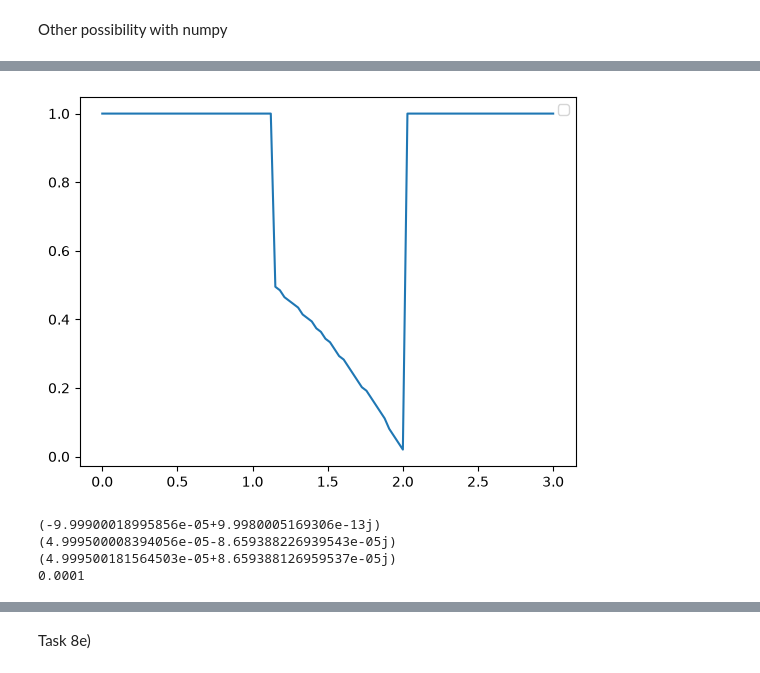
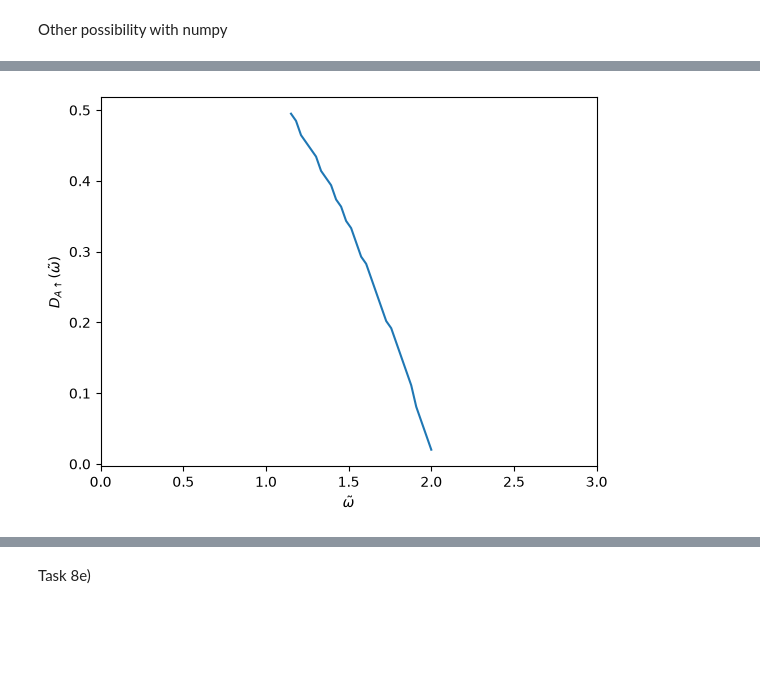
Before and after one commit to mariette03/machine_learning_cc, a Jupyter notebook: qmcdNEWMAYBE.ipynb, the cells around one changed output, grey strips where cells are left out. Saved outputs shown, nothing was run; the diff lists cells and outputs as text; code cells hidden in the pictures; blank space fills up the shorter version.

```diff
--- a/qmcdNEWMAYBE.ipynb
+++ b/qmcdNEWMAYBE.ipynb
@@ -130,10 +131,10 @@ import numpy as np
 FERMI_LEVEL = 0.0
 ETA = 1e-5
 
-def solve_for_G_numpy(Delta, x, omega):
+def solve_for_G_numpy(Delta, x, omega, print_roots = False):
     V = 1
     eta = 1e-4
-    z = omega + 1j * eta  # eventuell plus i eta?
+    z = omega + 1j * eta
     a = V**4
     b = -2*z
     c = z**2 - Delta**2 + V**2
@@ -142,16 +143,30 @@ def solve_for_G_numpy(Delta, x, omega):
     coefficients = [a, b, c, d]
     all_roots = np.roots(coefficients) # this is numerically more stable than other ways I have tried, e.g. Cardano's formula
 
-    # PHYSIKALISCHES KRITERIUM:
-    # Für die retardierte Green-Funktion suchen wir die Wurzel mit dem NEGATIVSTEN Imaginärteil
-    # (bzw. diejenige, die eine positive Zustandsdichte liefert).
+    # choosing the physical root: the one with a negative imaginary part
     imag_parts = np.imag(all_roots)
-    anzahl_negativ = np.sum(imag_parts < 0)
-    if(anzahl_negativ > 1):
-        print("Kriiiiise")
-    G_principal = all_roots[np.argmin(imag_parts)]
+    numner_of_roots_with_negative_imaginary_part = np.sum(imag_parts < 0)
+    idx_g = np.argmin(imag_parts)
+    G = all_roots[idx_g]
+    if (print_roots):
+        print("omega is ", omega)
+        other_roots = np.delete(all_roots, idx_g)
+        root1 = other_roots[0]
+        root2 = other_roots[1]
+        print("Root that is found by taking the root with imaginary part < 0: ", G)
+        print("Other root: ", root1)
+        print("Third root: ", root2)
+        if omega == 0:
+            print("Asymptotic behaviour in theory:  inf (omega is 0)")
+        else:
+            print("Asymptotic behaviour in theory: ", 1 / omega)
+            print("Difference between asymptotic behaviour in theory and found G(omega + i eta) is ", np.real(1/omega - G))
 
-    return G_principal
+
+    if(numner_of_roots_with_negative_imaginary_part > 1):
+        print("Two roots with negative imaginary parts found")
+
+    return G
 
 def DoS_fermi_level_numpy(Delta, x):
     # DoS ist definiert als: -1/pi * Im(G)
@@ -160,5 +190,5 @@ def DoS_fermi_level_numpy(Delta, x):
 # %%
-Deltas = [0, 0.1, 0.5, 1, 1.2, 1.5, 2, 3] # mit Energieeinheit abgleichen! TODO
+Deltas = [-1, -0.1, 0.1, 0.5, 1, 1.2, 1.5, 2, 3]
 # Delta << 1     weak disorder / small on-site contrast
 # Delta ~ 1      moderate disorder
 # Delta > 1–2    strong disorder, possible band splitting / gap opening
@@ -193,50 +223,35 @@ for Delta in Deltas:
 # Delta << 1     weak disorder / small on-site contrast
 # Delta ~ 1      moderate disorder
 # Delta > 1–2    strong disorder, possible band splitting / gap opening
 
 
 def find_critical_x(Delta):
     eta = 1e-4
     xs = np.linspace(0.0, 1.0, 100)
     DoSs = []
     for x in xs:
         DoSs.append(DoS_fermi_level_numpy(Delta, x))
     previous_DoS = DoSs[0]
     for i in range(1, len(DoSs)-1):
         current_DoS = DoSs[i]
         if ((previous_DoS < -eta and current_DoS > -eta) or (previous_DoS > eta and current_DoS < eta)): # TODO anpassen je nachdem obs steigt oder fällt
             return xs[i]
         else:
             previous_DoS = current_DoS
-    return 1.0
+    return None
 
 # TODO diskutieren: Ob ein Gap bei ω=0 entsteht, hängt aber nicht nur von Δ, sondern auch von K, V und x ab. Wenn dein ungestörtes Band etwa
 # breit ist, dann muss Δ groß genug sein, um die zwei Bestandteile spektral deutlich zu trennen. Daher sind On-site-Energien der Größenordnung 0 bis ein paar V typische sinnvolle Werte.
 Deltas = np.linspace(0.0, 3.0, 100)
 x_crits = []
 
 for Delta in Deltas:
     x_crits.append(find_critical_x(Delta))
 
+plt.xlim(0, 3.0)
 plt.plot(Deltas, x_crits)
-plt.legend()
+plt.xlabel(r"$\tilde{\omega}$") # TODO change
+plt.ylabel(r"$D_{A\uparrow}(\tilde{\omega})$")
 plt.show()
 # %% [output]
-[figure, old version]
+[figure, new version]
-# %%
-omega = 10000
-Delta = 1
-x = 0.1
-principal_root = solve_for_G_cardano(Delta, x, omega)
-rotation = -0.5 + 3**(1/2)/2 *1j
-root1 = principal_root * rotation
-root2 = root1 * rotation
-print(principal_root)
-print(root1)
-print(root2)
-print(1/omega)
-# %% [output]
-(-9.99900018995856e-05+9.9980005169306e-13j)
-(4.999500008394056e-05-8.659388226939543e-05j)
-(4.999500181564503e-05+8.659388126959537e-05j)
-0.0001
```
Also changed, not shown: parts of 10 cells of this notebook.
